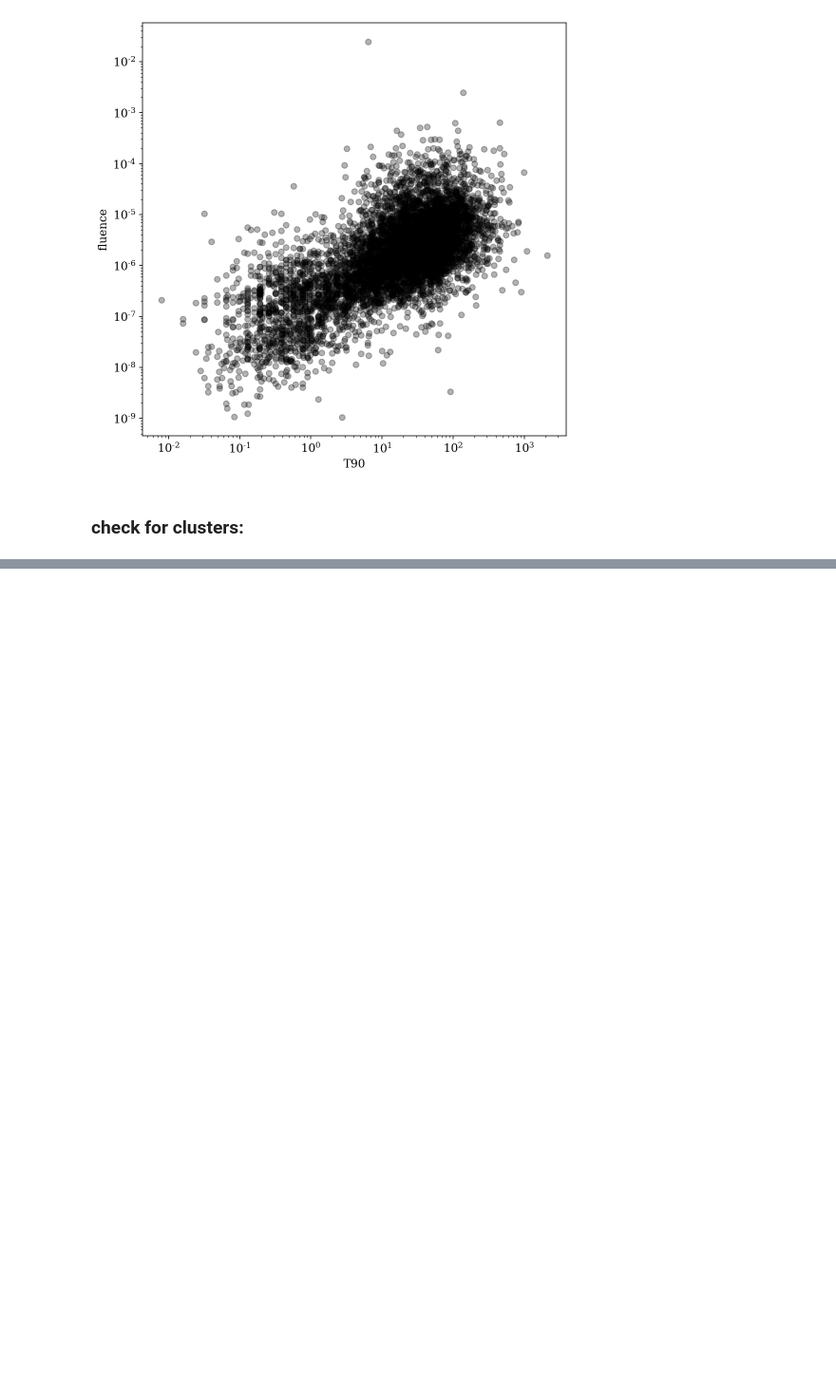
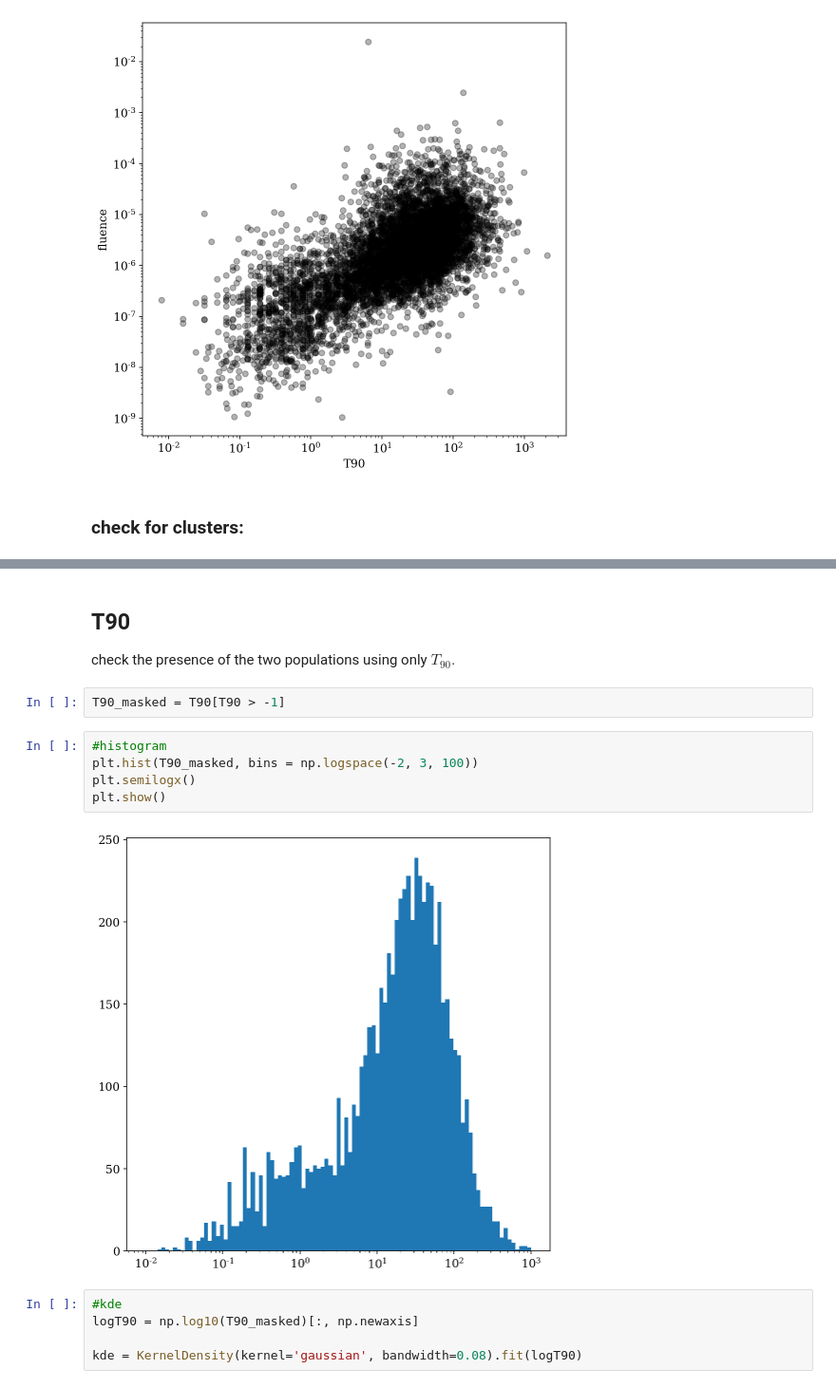
Before and after one commit to asantini29/astrostatistics_bicocca_2022, a Jupyter notebook: working/L14_GRB.ipynb, the cells around one changed output, grey strips where cells are left out. Shown at 95% size. Cells and saved outputs as stored; diff of their text form; blank space fills up the shorter version.

```diff
--- a/working/L14_GRB.ipynb
+++ b/working/L14_GRB.ipynb
@@ -89,0 +121,17 @@ plt.show()
+# %% [markdown]
+## T90
+check the presence of the two populations using only $T_{90}$.
+# %%
+T90_masked = T90[T90 > -1]
+# %%
+#histogram
+plt.hist(T90_masked, bins = np.logspace(-2, 3, 100))
+plt.semilogx()
+plt.show()
+# %% [output]
+[figure, added]
+# %%
+#kde
+logT90 = np.log10(T90_masked)[:, np.newaxis]
+
+kde = KernelDensity(kernel='gaussian', bandwidth=0.08).fit(logT90)
```
Also changed, not shown: parts of 20 cells of this notebook.
